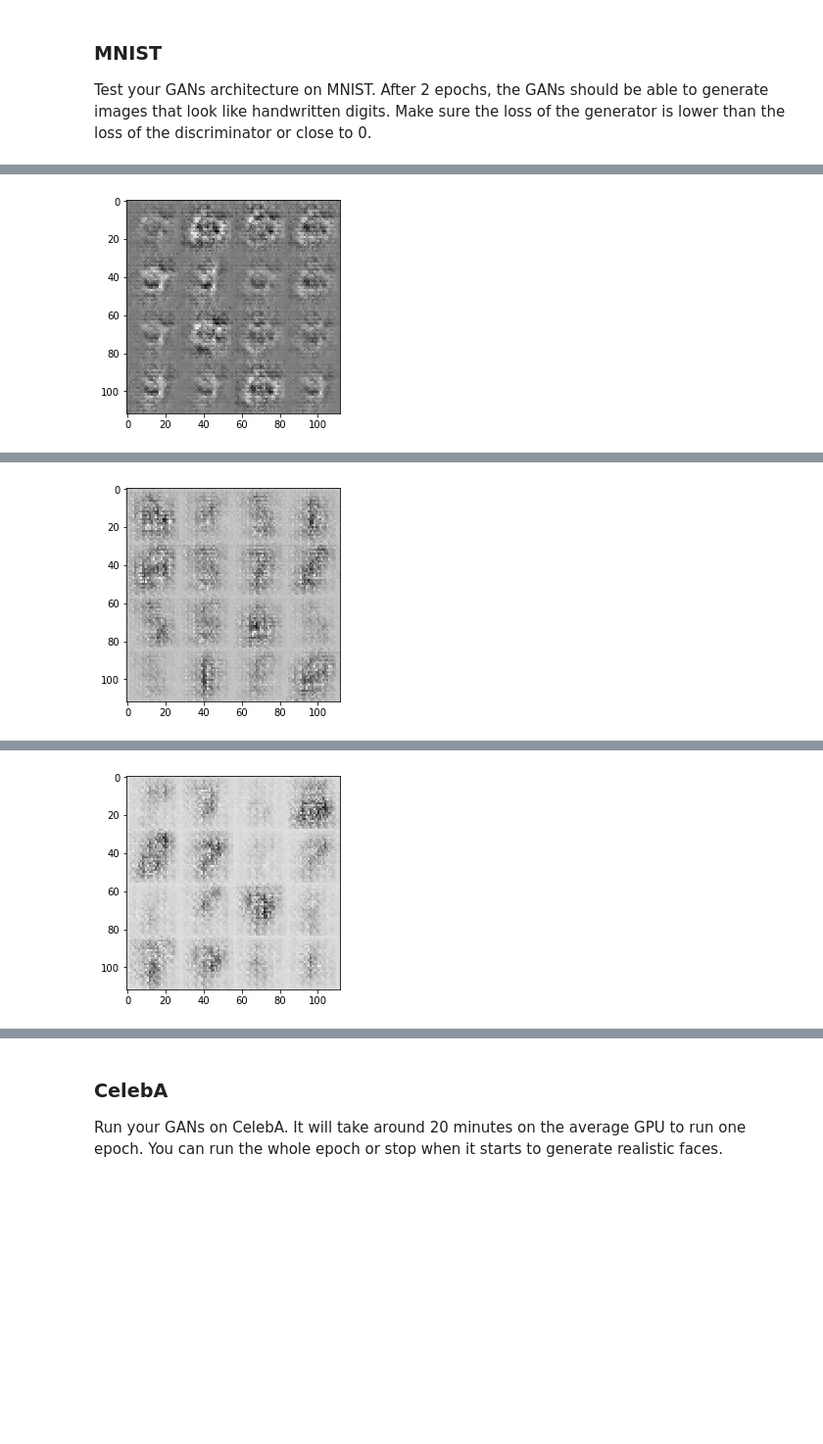
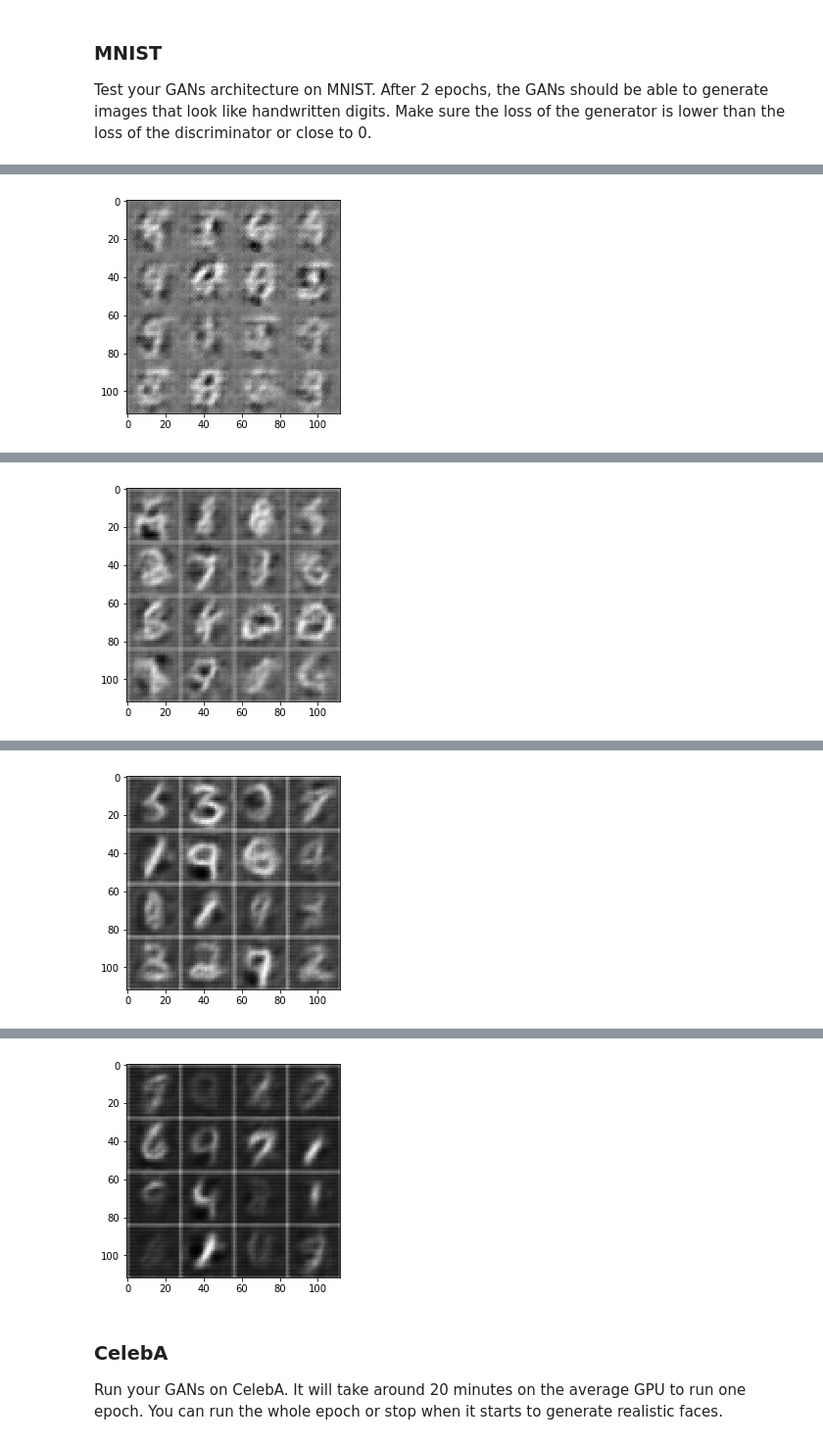
Before and after one commit to minh84/dlf_project, a Jupyter notebook: project05/dlnd_face_generation.ipynb, the cells around one changed output, grey strips where cells are left out. Shown: that part at 98% size. Cells and saved outputs as stored; diff of their text form; code cells hidden in the pictures; blank space fills up the shorter version.

Commit message:
fix issue in the code since data is in range [-0.5, 0.5]

```diff
--- a/project05/dlnd_face_generation.ipynb
+++ b/project05/dlnd_face_generation.ipynb
@@ -221,7 +221,7 @@ def generator(z, out_channel_dim, is_train=True):
 
         # output layer
         logits = tf.layers.conv2d_transpose(lk_relu3, out_channel_dim, ksize, strides=2, padding='same')
-        outputs = tf.tanh(logits)
+        outputs = 0.5*tf.tanh(logits) # since input is in [-0.5, 0.5]
 
     return outputs
 
@@ -380,15 +380,11 @@ def train(epoch_count, batch_size, z_dim, learning_rate, beta1, get_batches, dat
                 # TODO: Train Model
                 steps += 1
                 # Sample random noise for inputs_z
-                batch_z = np.random.uniform(-1, 1, size=(batch_size, z_dim))
+                batch_z = np.random.uniform(-0.5, 0.5, size=(batch_size, z_dim))
 
                 # Run optimizers
                 _ = sess.run(d_train_opt, feed_dict={inputs_real : batch_images, inputs_z : batch_z})
                 _ = sess.run(g_train_opt, feed_dict={inputs_z : batch_z})
-
-            # after each epoch show some images
-            print("Epoch {}/{} at steps {}".format(epoch_i+1, epoch_count, steps))
-            show_generator_output(sess, n_images, inputs_z, out_channel_dim, data_image_mode)
 
             # after each epoch we measure d_loss v.s g_loss
             train_loss_d = d_loss.eval({inputs_real : batch_images, inputs_z : batch_z})
@@ -398,6 +394,8 @@ def train(epoch_count, batch_size, z_dim, learning_rate, beta1, get_batches, dat
                   "Discriminator Loss: {:.4f}...".format(train_loss_d),
                   "Generator Loss: {:.4f}".format(train_loss_g))
 
+            show_generator_output(sess, n_images, inputs_z, out_channel_dim, data_image_mode)
+
             # show image at the last epoch
             if (epoch_i+1==epoch_count):
                 show_generator_output(sess, n_images, inputs_z, out_channel_dim, data_image_mode)
@@ -407,13 +405,13 @@ Test your GANs architecture on MNIST.  After 2 epochs, the GANs should be able t
 # %%
 batch_size = 128
 z_dim = 100
-learning_rate = 0.0005
+learning_rate = 0.0002
 beta1 = 0.5
 
 """
 DON'T MODIFY ANYTHING IN THIS CELL THAT IS BELOW THIS LINE
 """
-epochs = 100
+epochs = 50
 
 mnist_dataset = helper.Dataset('mnist', glob(os.path.join(data_dir, 'mnist/*.jpg')))
 with tf.Graph().as_default():
@@ -424 +422 @@ Epoch 1/100 at steps 468
-[figure, old version]
+[figure, new version]
@@ -427 +424 @@ Epoch 2/100 at steps 936
-[figure, old version]
+[figure, new version]
@@ -430 +426 @@ Epoch 3/100 at steps 1404
-[figure, old version]
+[figure, new version]
@@ -432,3 +428,4 @@ Epoch 3/100... Discriminator Loss: 0.5275... Generator Loss: 2.1396
+[figure, added]
 # %% [markdown]
 ### CelebA
 Run your GANs on CelebA.  It will take around 20 minutes on the average GPU to run one epoch.  You can run the whole epoch or stop when it starts to generate realistic faces.
```
Also changed, not shown: parts of 2 cells of this notebook.
